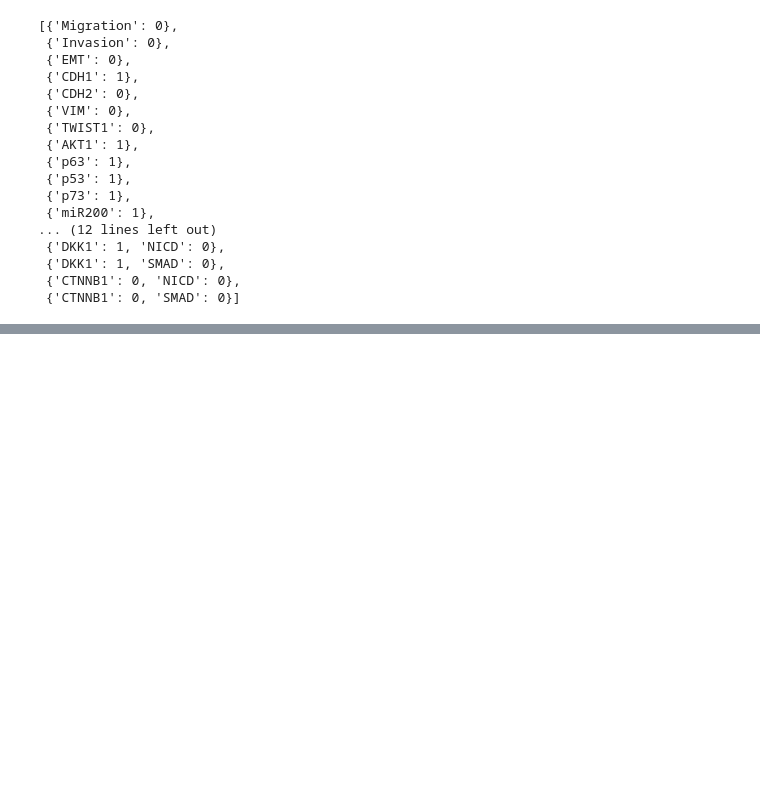
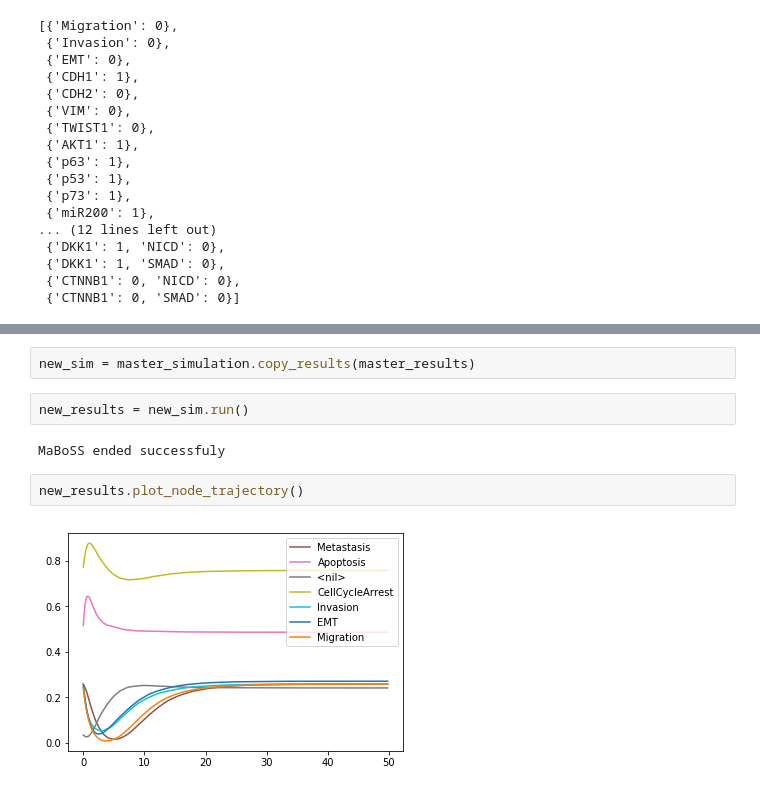
Before and after one commit to thenlevy/pyMaBoSS, a Jupyter notebook: notebook/Example.ipynb, the cells around one changed output, grey strips where cells are left out. Drawn from its saved outputs; the diff is of its cells as text; blank space fills up the shorter version.

```diff
--- a/notebook/Example.ipynb
+++ b/notebook/Example.ipynb
@@ -149,0 +198,10 @@ master_results.plot_fixpoint()
+# %%
+new_sim = master_simulation.copy_results(master_results)
+# %%
+new_results = new_sim.run()
+# %% [output]
+MaBoSS ended successfuly
+# %%
+new_results.plot_node_trajectory()
+# %% [output]
+[figure, added]
```
Also changed, not shown: parts of 17 cells of this notebook, 2 other files.
